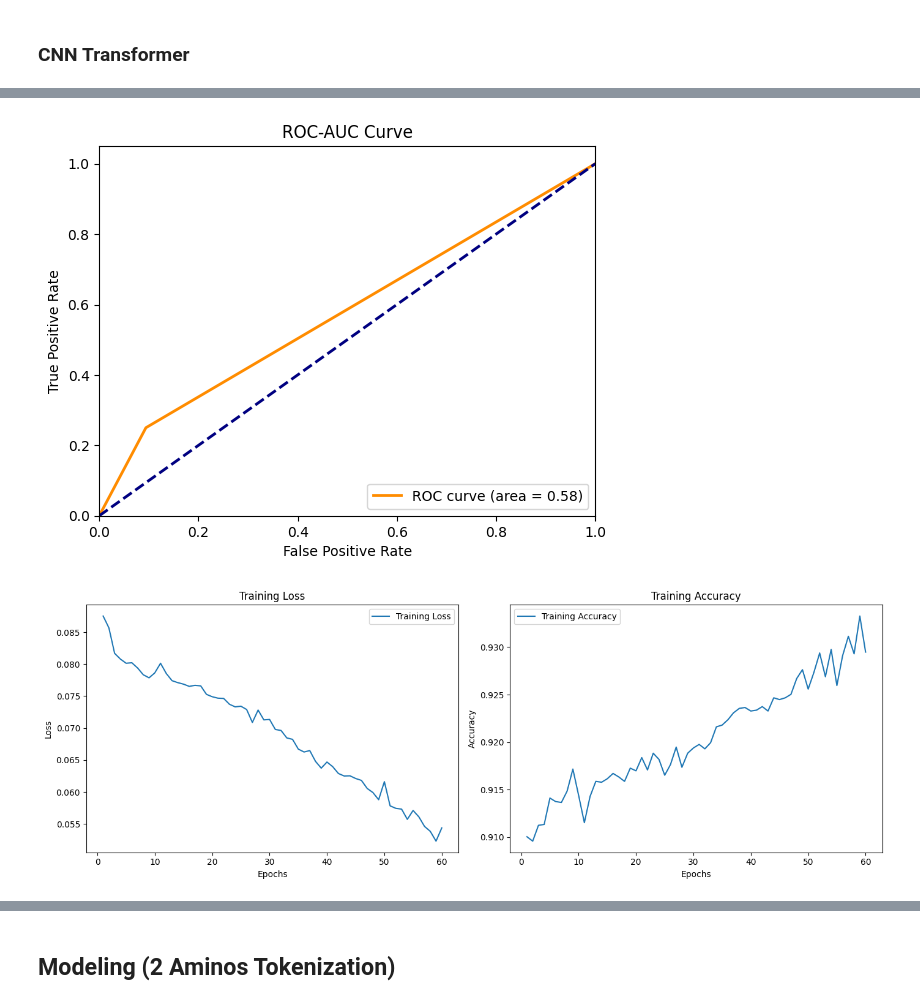
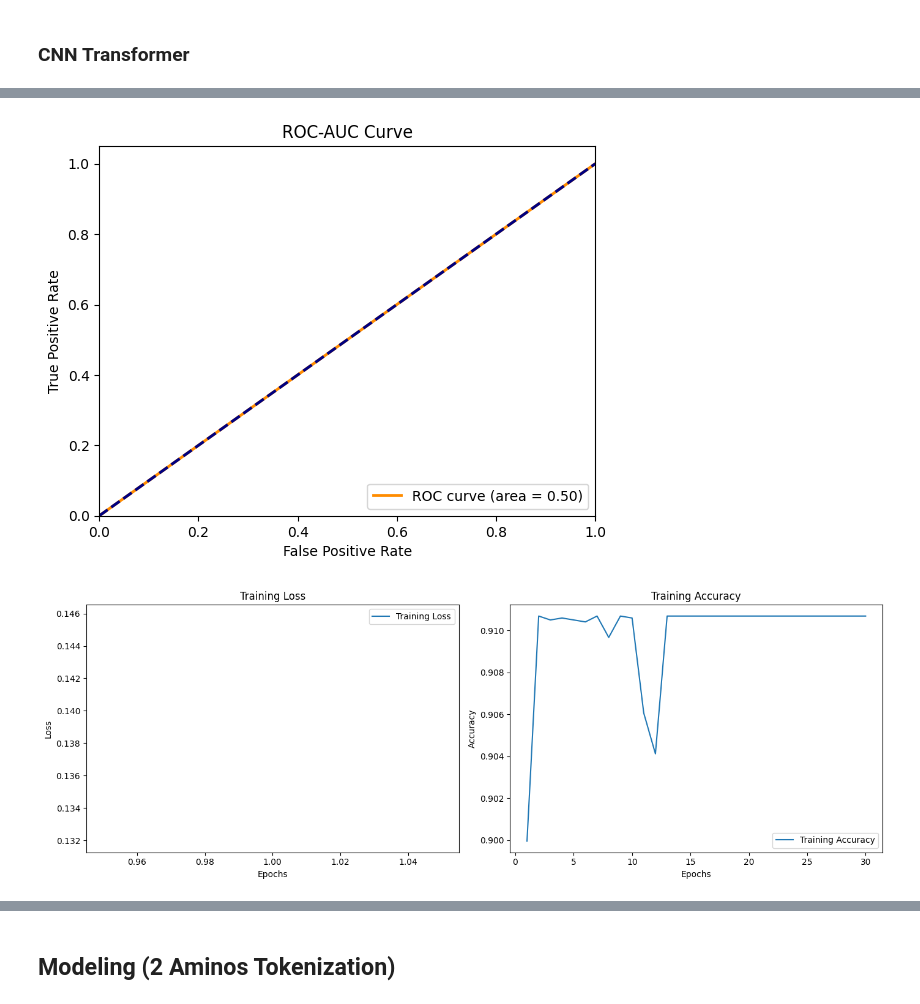
Before and after one commit to konstantinosmpouros/Bioinforming_the_youth_Hackathon, a Jupyter notebook: Protein analysis - Modeling.ipynb, the cells around one changed output, grey strips where cells are left out. Drawn from its saved outputs; the diff is of its cells as text; code cells hidden in the pictures.

Commit message:
Big chages. Single amino modeling done

```diff
--- a/Protein analysis - Modeling.ipynb
+++ b/Protein analysis - Modeling.ipynb
@@ -134,0 +190,3 @@ len(sequences_1p[0])
+# %%
+sequences_1p = pd.concat([sequences_1p, amino_counts], axis=1)
+sequences_1p
@@ -488,0 +581,3 @@ voc_size
+# %%
+lr = LogisticRegression()
+lr.fit(sequences_1p_train, labels_1p_train.values.ravel())
@@ -734,11 +1053,12 @@ hf.plot_history(history)
 input_layer = Input(shape=(sequence_len), dtype=tf.float32, name='Input')
 input_layer = Reshape((sequence_len, 1))(input_layer)
 
-# x = Embedding(input_dim=voc_size, output_dim=embedding_dim, name='Embeddings')(input_layer)
+cnn1 = Conv1D(filters=embedding_dim, kernel_size=6, padding='same', activation='relu', name='Conv1D_1')(input_layer)
+max_pool1 = MaxPooling1D(pool_size=2, name='MaxPooling1D_1')(cnn1)
+# cnn2 = Conv1D(filters=embedding_dim, kernel_size=6, padding='same', activation='relu', name='Conv1D_2')(max_pool1)
+# max_pool2 = MaxPooling1D(pool_size=2, name='MaxPooling1D_2')(cnn2)
 
-cnn = Conv1D(filters=embedding_dim, kernel_size=6, padding='same', activation='relu', name='Conv1D_1')(input_layer)
-
-x = PositionalEncoding(position=sequence_len, d_model=embedding_dim)(cnn)
+x = PositionalEncoding(position=sequence_len // 2, d_model=embedding_dim)(max_pool1)
 
 
 attention = MultiHeadAttention(num_heads=10, key_dim=embedding_dim, name='Attention_1')(x, x)
@@ -758,8 +1078,7 @@ outputs_layer = Dense(1, activation="sigmoid", name='Output')(x)
 cnn_transformer_1 = Model(inputs=input_layer, outputs=outputs_layer)
 cnn_transformer_1.compile(optimizer=tf.keras.optimizers.AdamW(),
                           loss="binary_focal_crossentropy",
-                          metrics=[tf.keras.metrics.Precision(),
-                                   tf.keras.metrics.Recall()])
+                          metrics=['accuracy'])
 # %%
 cnn_transformer_1.summary()
 # %% [output]
@@ -811,8 +1150,8 @@ hf.conf_matrix(labels_1p_test, predictions, '1_pair/1p_cnn_transformer_1_cm')
 # %%
-hf.roc_auc_curve(labels_1p_test, predictions, '1_pair/1p_cnn_transformer_1_roc_auc')
+hf.roc_auc_curve(labels_1p_test, predictions, '1_pair/CNN_Transformer/cnn_transformer_inbalanced_roc_auc')
 # %% [output]
-[figure, old version]
+[figure, new version]
 # %%
-hf.plot_history(history)
+hf.plot_history(history, '1_pair/CNN_Transformer/cnn_transformer_inbalanced_history')
 # %% [output]
-[figure, old version]
+[figure, new version]
```
Also changed, not shown: parts of 149 cells of this notebook, 28 other files.
